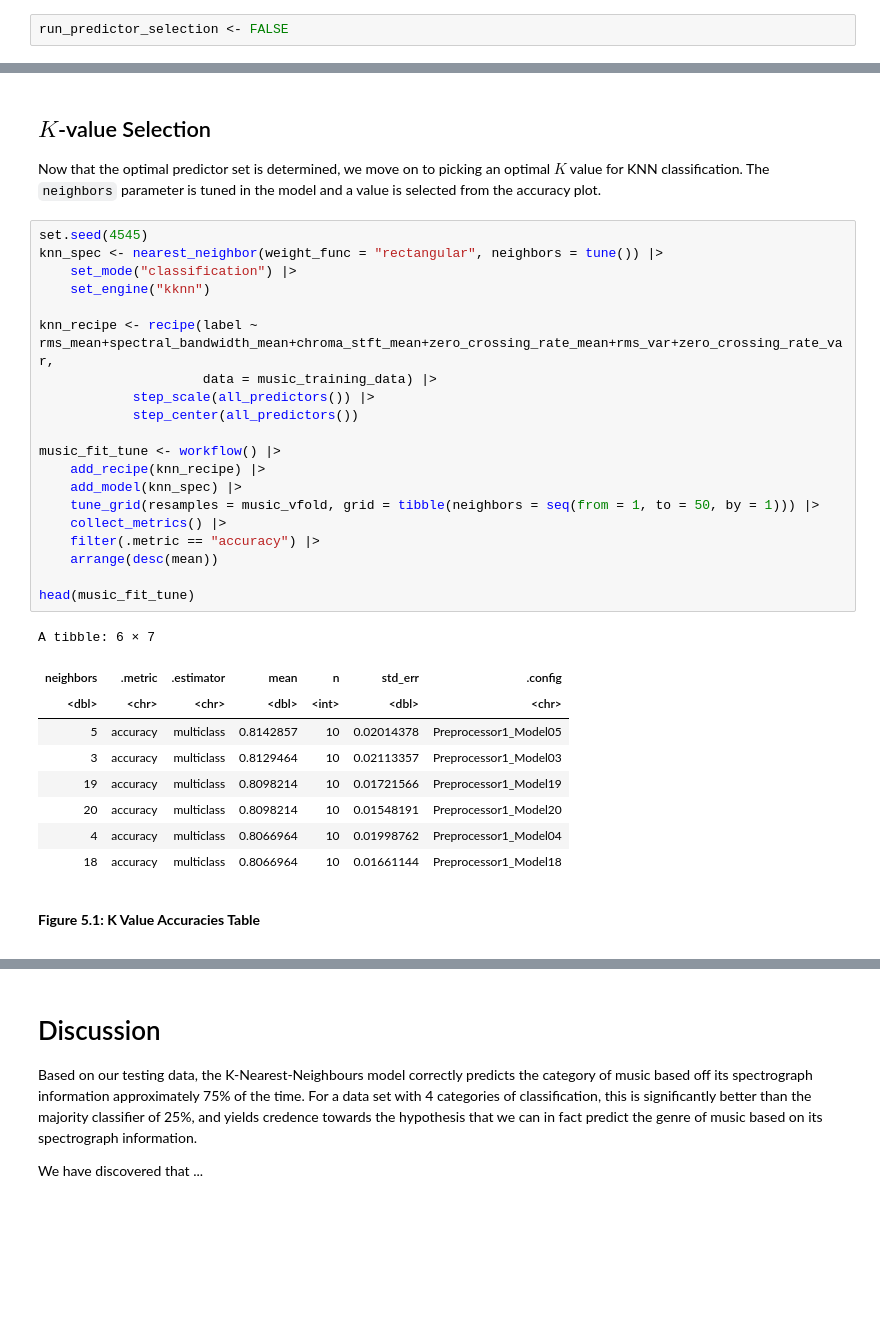
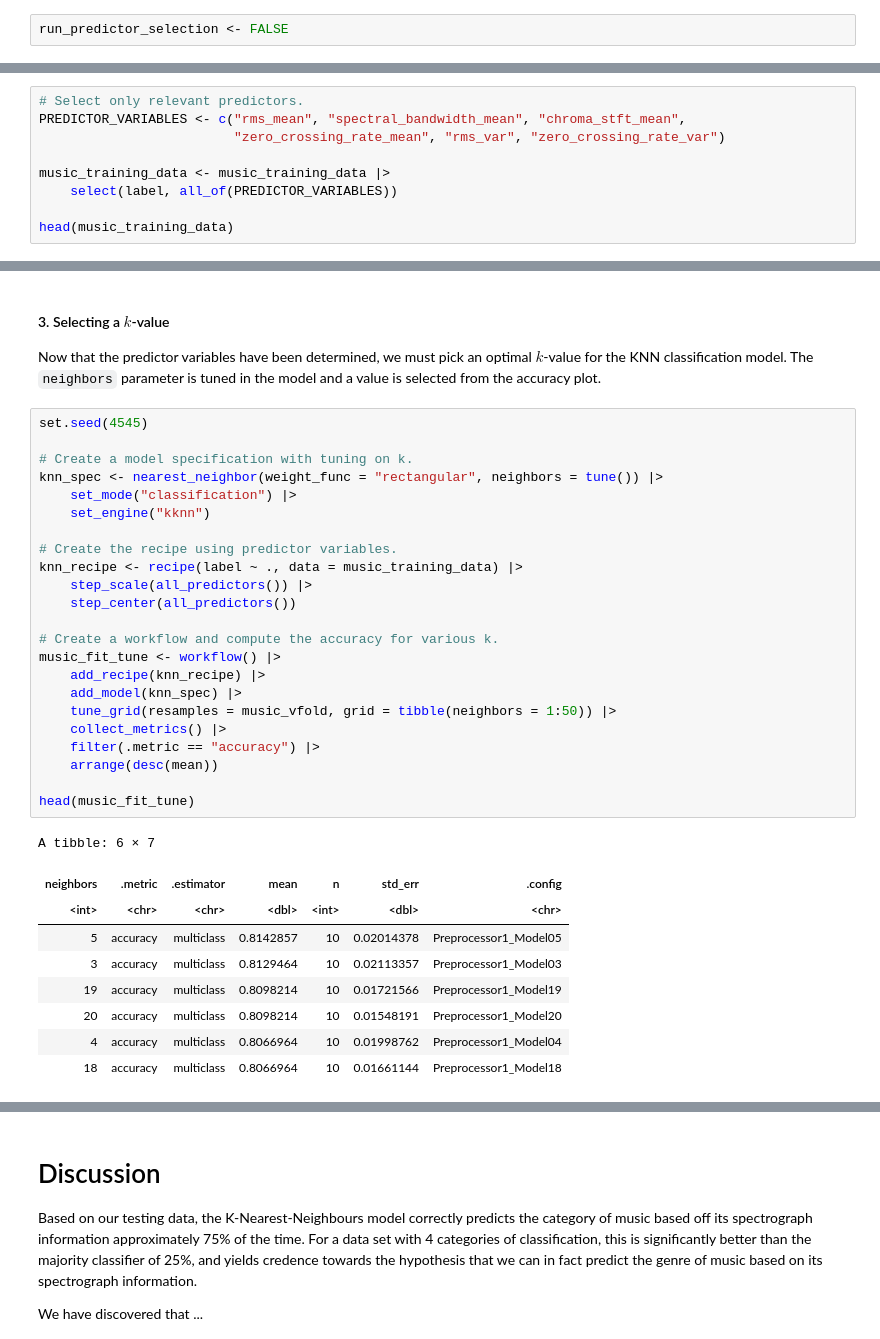
Before and after one commit to arthu-rguo/dsci-100-proj, a Jupyter notebook: project_report.ipynb, the cells around one changed output, grey strips where cells are left out. Saved outputs shown, nothing was run; the diff lists cells and outputs as text; blank space fills up the shorter version.

```diff
--- a/project_report.ipynb
+++ b/project_report.ipynb
@@ -305,0 +308,9 @@ From a musical perspective, it can be interpreted that volume, frequency range,
+# %%
+# Select only relevant predictors.
+PREDICTOR_VARIABLES <- c("rms_mean", "spectral_bandwidth_mean", "chroma_stft_mean",
+                         "zero_crossing_rate_mean", "rms_var", "zero_crossing_rate_var")
+
+music_training_data <- music_training_data |>
+    select(label, all_of(PREDICTOR_VARIABLES))
+
+head(music_training_data)
@@ -324,37 +344,38 @@ music_training_data |>
 # %% [markdown]
-## $K$-value Selection
+#### 3. Selecting a $k$-value
 
-Now that the optimal predictor set is determined, we move on to picking an optimal $K$ value for KNN classification. The `neighbors` parameter is tuned in the model and a value is selected from the accuracy plot.
+Now that the predictor variables have been determined, we must pick an optimal $k$-value for the KNN classification model. The `neighbors` parameter is tuned in the model and a value is selected from the accuracy plot.
 # %%
 set.seed(4545)
+
+# Create a model specification with tuning on k.
 knn_spec <- nearest_neighbor(weight_func = "rectangular", neighbors = tune()) |>
     set_mode("classification") |>
     set_engine("kknn")
 
-knn_recipe <- recipe(label ~ rms_mean+spectral_bandwidth_mean+chroma_stft_mean+zero_crossing_rate_mean+rms_var+zero_crossing_rate_var,
-                     data = music_training_data) |>
-            step_scale(all_predictors()) |>
-            step_center(all_predictors())
+# Create the recipe using predictor variables.
+knn_recipe <- recipe(label ~ ., data = music_training_data) |>
+    step_scale(all_predictors()) |>
+    step_center(all_predictors())
 
+# Create a workflow and compute the accuracy for various k.
 music_fit_tune <- workflow() |>
     add_recipe(knn_recipe) |>
     add_model(knn_spec) |>
-    tune_grid(resamples = music_vfold, grid = tibble(neighbors = seq(from = 1, to = 50, by = 1))) |>
+    tune_grid(resamples = music_vfold, grid = tibble(neighbors = 1:50)) |>
     collect_metrics() |>
     filter(.metric == "accuracy") |>
     arrange(desc(mean))
 
 head(music_fit_tune)
 # %% [output]
 A tibble: 6 × 7
 | neighbors | .metric | .estimator | mean | n | std_err | .config |
-| <dbl> | <chr> | <chr> | <dbl> | <int> | <dbl> | <chr> |
+| <int> | <chr> | <chr> | <dbl> | <int> | <dbl> | <chr> |
 | 5 | accuracy | multiclass | 0.8142857 | 10 | 0.02014378 | Preprocessor1_Model05 |
 | 3 | accuracy | multiclass | 0.8129464 | 10 | 0.02113357 | Preprocessor1_Model03 |
 | 19 | accuracy | multiclass | 0.8098214 | 10 | 0.01721566 | Preprocessor1_Model19 |
 | 20 | accuracy | multiclass | 0.8098214 | 10 | 0.01548191 | Preprocessor1_Model20 |
 | 4 | accuracy | multiclass | 0.8066964 | 10 | 0.01998762 | Preprocessor1_Model04 |
 | 18 | accuracy | multiclass | 0.8066964 | 10 | 0.01661144 | Preprocessor1_Model18 |
-# %% [markdown]
-<b><p style="text-align: left;">Figure 5.1: K Value Accuracies Table</p><b>
 # %%
```
Also changed, not shown: parts of 16 cells of this notebook.
